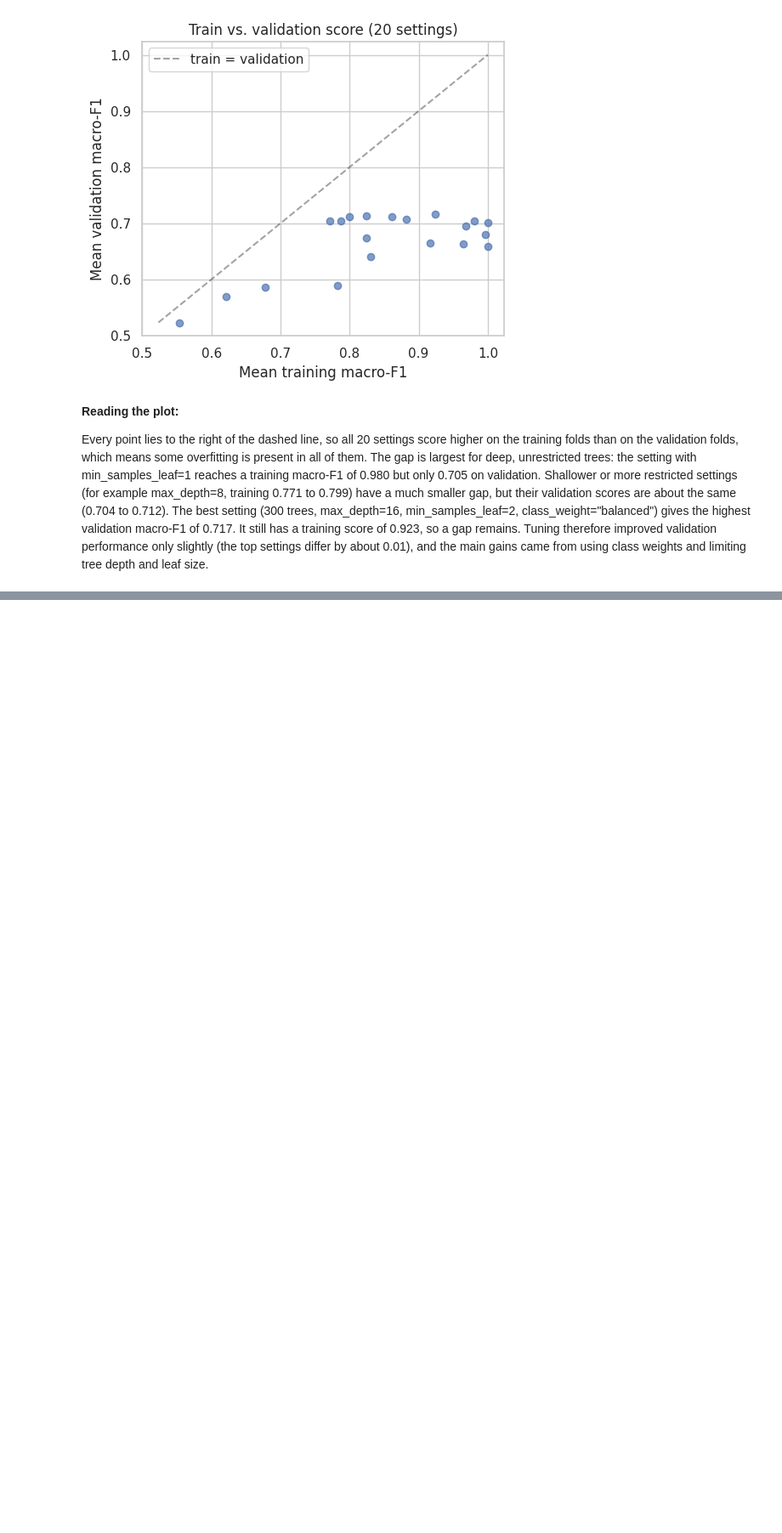
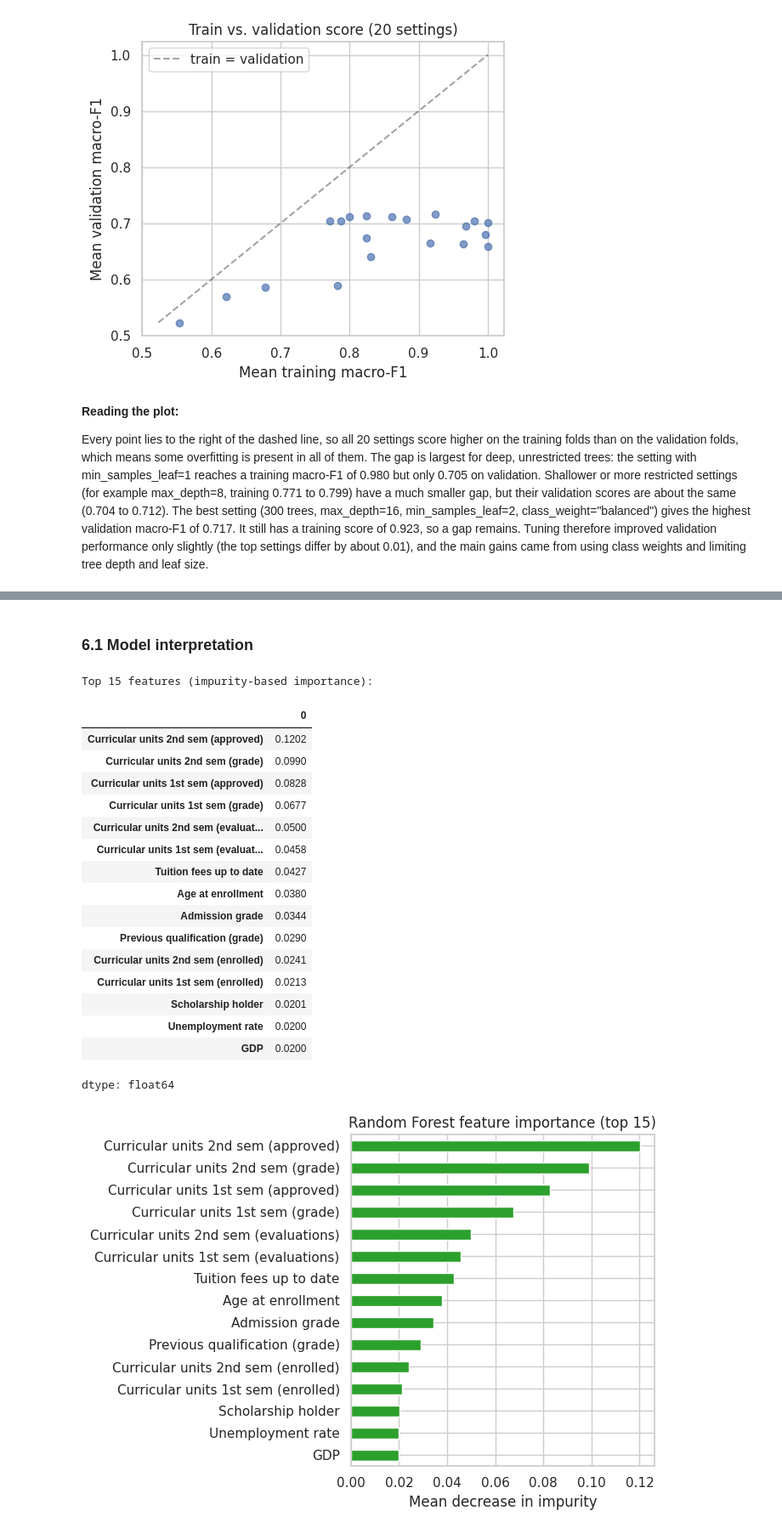
Before and after one commit to LoshithaAI/ML-Assignment, a Jupyter notebook: notebooks/random_forest.ipynb, the cells around one changed output, grey strips where cells are left out. Shown at 85% size. Drawn from its saved outputs; the diff is of its cells as text; code cells hidden in the pictures; blank space fills up the shorter version.

```diff
--- a/notebooks/random_forest.ipynb
+++ b/notebooks/random_forest.ipynb
@@ -394,0 +486,34 @@ Every point lies to the right of the dashed line, so all 20 settings score highe
+# %% [markdown]
+### 6.1 Model interpretation
+# %%
+# (a) Impurity-based importance (fast, but can favour features with many distinct values)
+imp = pd.Series(best_model.feature_importances_, index=X_train.columns).sort_values(ascending=False)
+print("Top 15 features (impurity-based importance):")
+display(imp.head(15).round(4))
+
+plt.figure(figsize=(7, 5))
+imp.head(15).sort_values().plot(kind="barh", color="tab:green")
+plt.title("Random Forest feature importance (top 15)")
+plt.xlabel("Mean decrease in impurity")
+plt.tight_layout()
+plt.show()
+# %% [output]
+Top 15 features (impurity-based importance):
+|  | 0 |
+| Curricular units 2nd sem (approved) | 0.1202 |
+| Curricular units 2nd sem (grade) | 0.0990 |
+| Curricular units 1st sem (approved) | 0.0828 |
+| Curricular units 1st sem (grade) | 0.0677 |
+| Curricular units 2nd sem (evaluat... | 0.0500 |
+| Curricular units 1st sem (evaluat... | 0.0458 |
+| Tuition fees up to date | 0.0427 |
+| Age at enrollment | 0.0380 |
+| Admission grade | 0.0344 |
+| Previous qualification (grade) | 0.0290 |
+| Curricular units 2nd sem (enrolled) | 0.0241 |
+| Curricular units 1st sem (enrolled) | 0.0213 |
+| Scholarship holder | 0.0201 |
+| Unemployment rate | 0.0200 |
+| GDP | 0.0200 |
+dtype: float64
+[figure, added]
```
Also changed, not shown: parts of 10 cells of this notebook.
